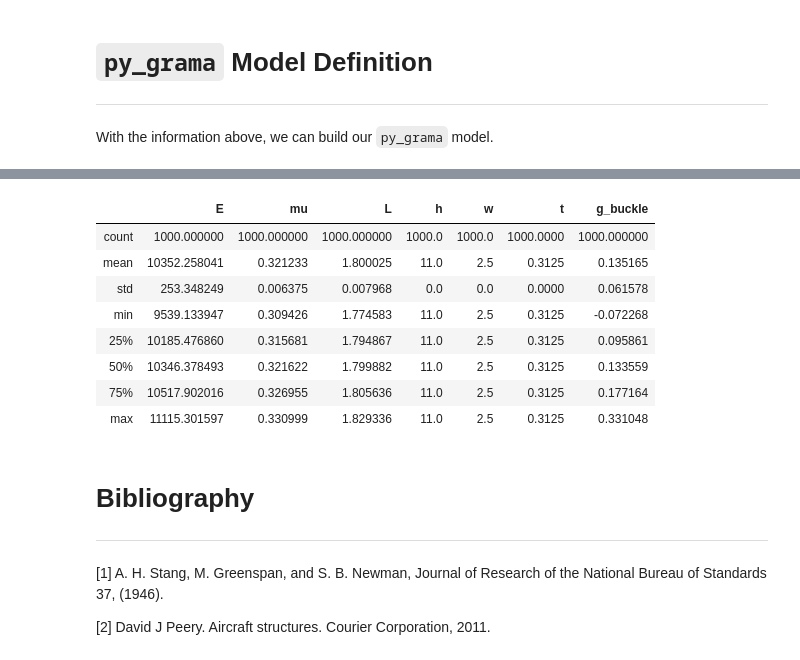
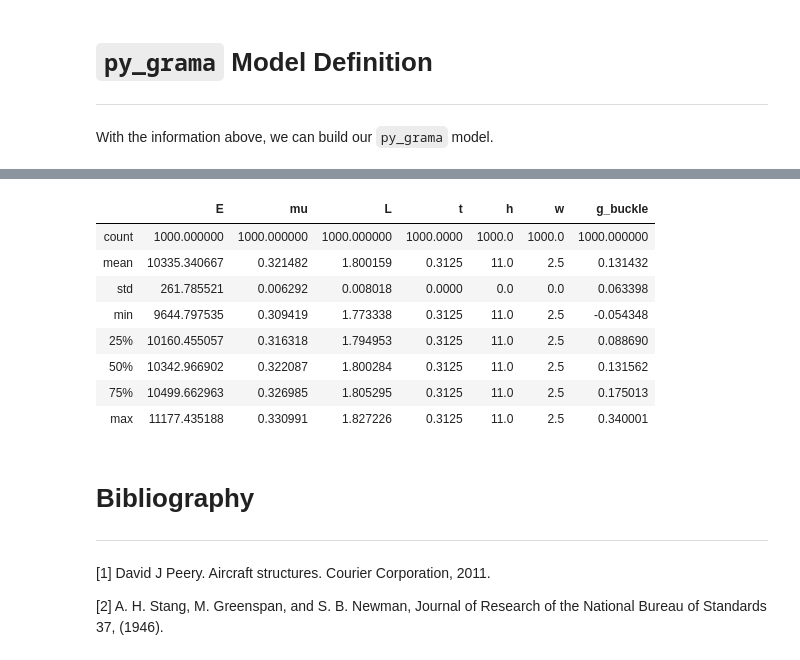
Before and after one commit to zdelrosario/py_grama, a Jupyter notebook: examples/demo/builder_demo.ipynb, the cells around one changed output, grey strips where cells are left out. Drawn from its saved outputs; the diff is of its cells as text; code cells hidden in the pictures.

```diff
--- a/examples/demo/builder_demo.ipynb
+++ b/examples/demo/builder_demo.ipynb
@@ -196,7 +198,7 @@ md_plate = \
     gr.cp_marginals(
         E={"dist": "norm", "loc": E_mu, "scale": E_sd},
         mu=mu_param,
-        L={"dist": "lognorm", "loc": 1, "s": L_s, "scale": L_mu}
+        L={"dist": "lognorm", "loc": 1, "s": L_s, "scale": L_mu, "sign": +1}
     )
 
 md_plate.printpretty()
@@ -217,23 +223,21 @@ model: Plate Buckling
 # %%
-df_mc = \
-    md_plate >> \
-    gr.ev_monte_carlo(n=1e3, df_det="nom")
+df_mc = md_plate >> gr.ev_monte_carlo(n=1e3, df_det="nom")
 df_mc.describe()
 # %% [output]
-|  | E | mu | L | h | w | t | g_buckle |
-| count | 1000.000000 | 1000.000000 | 1000.000000 | 1000.0 | 1000.0 | 1000.0000 | 1000.000000 |
-| mean | 10352.258041 | 0.321233 | 1.800025 | 11.0 | 2.5 | 0.3125 | 0.135165 |
-| std | 253.348249 | 0.006375 | 0.007968 | 0.0 | 0.0 | 0.0000 | 0.061578 |
-| min | 9539.133947 | 0.309426 | 1.774583 | 11.0 | 2.5 | 0.3125 | -0.072268 |
-| 25% | 10185.476860 | 0.315681 | 1.794867 | 11.0 | 2.5 | 0.3125 | 0.095861 |
-| 50% | 10346.378493 | 0.321622 | 1.799882 | 11.0 | 2.5 | 0.3125 | 0.133559 |
-| 75% | 10517.902016 | 0.326955 | 1.805636 | 11.0 | 2.5 | 0.3125 | 0.177164 |
-| max | 11115.301597 | 0.330999 | 1.829336 | 11.0 | 2.5 | 0.3125 | 0.331048 |
+|  | E | mu | L | t | h | w | g_buckle |
+| count | 1000.000000 | 1000.000000 | 1000.000000 | 1000.0000 | 1000.0 | 1000.0 | 1000.000000 |
+| mean | 10335.340667 | 0.321482 | 1.800159 | 0.3125 | 11.0 | 2.5 | 0.131432 |
+| std | 261.785521 | 0.006292 | 0.008018 | 0.0000 | 0.0 | 0.0 | 0.063398 |
+| min | 9644.797535 | 0.309419 | 1.773338 | 0.3125 | 11.0 | 2.5 | -0.054348 |
+| 25% | 10160.455057 | 0.316318 | 1.794953 | 0.3125 | 11.0 | 2.5 | 0.088690 |
+| 50% | 10342.966902 | 0.322087 | 1.800284 | 0.3125 | 11.0 | 2.5 | 0.131562 |
+| 75% | 10499.662963 | 0.326985 | 1.805295 | 0.3125 | 11.0 | 2.5 | 0.175013 |
+| max | 11177.435188 | 0.330991 | 1.827226 | 0.3125 | 11.0 | 2.5 | 0.340001 |
 # %% [markdown]
 # Bibliography
 
 ---
 
-[1] A. H. Stang, M. Greenspan, and S. B. Newman, Journal of Research of the National Bureau of Standards 37, (1946).
+[1] David J Peery. Aircraft structures. Courier Corporation, 2011.
 
-[2] David J Peery. Aircraft structures. Courier Corporation, 2011.
+[2] A. H. Stang, M. Greenspan, and S. B. Newman, Journal of Research of the National Bureau of Standards 37, (1946).
```
Also changed, not shown: parts of 12 cells of this notebook.
